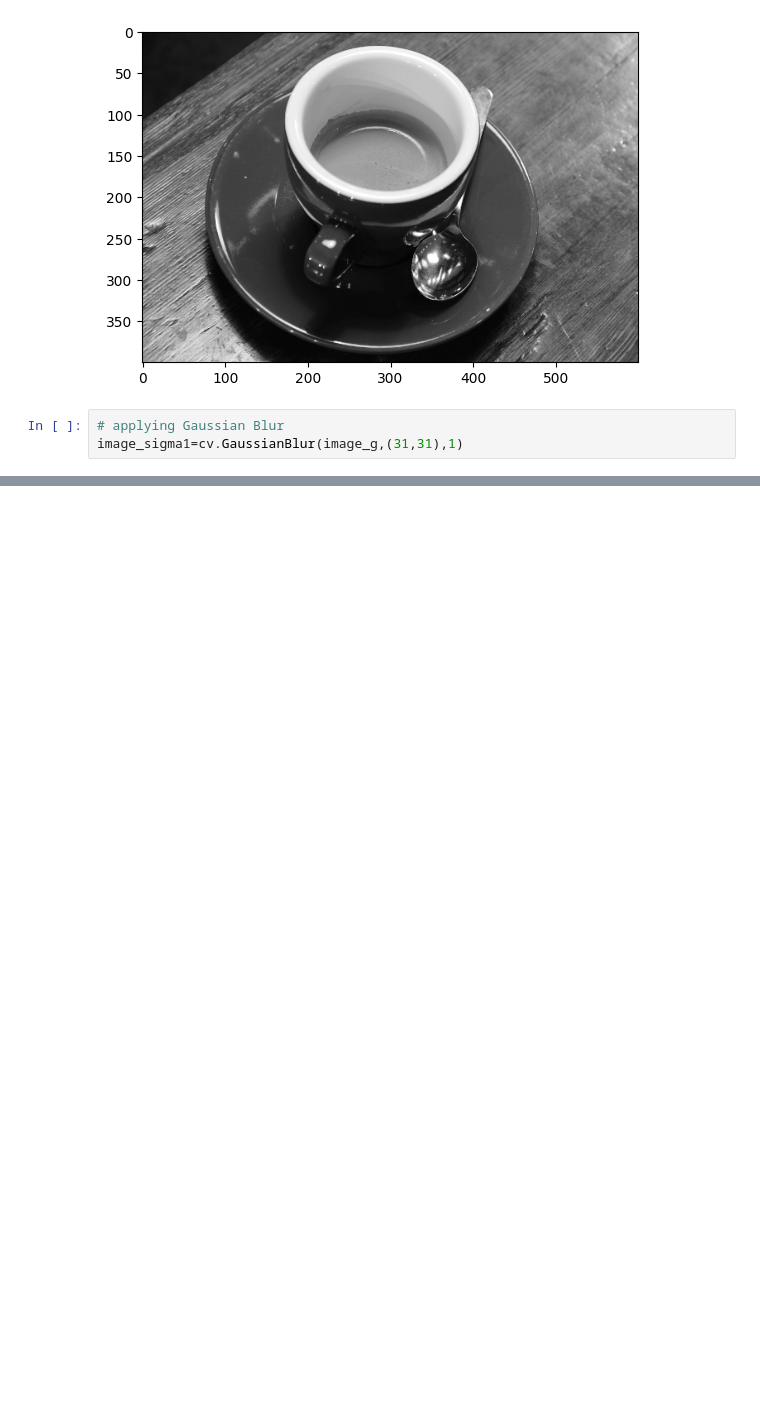
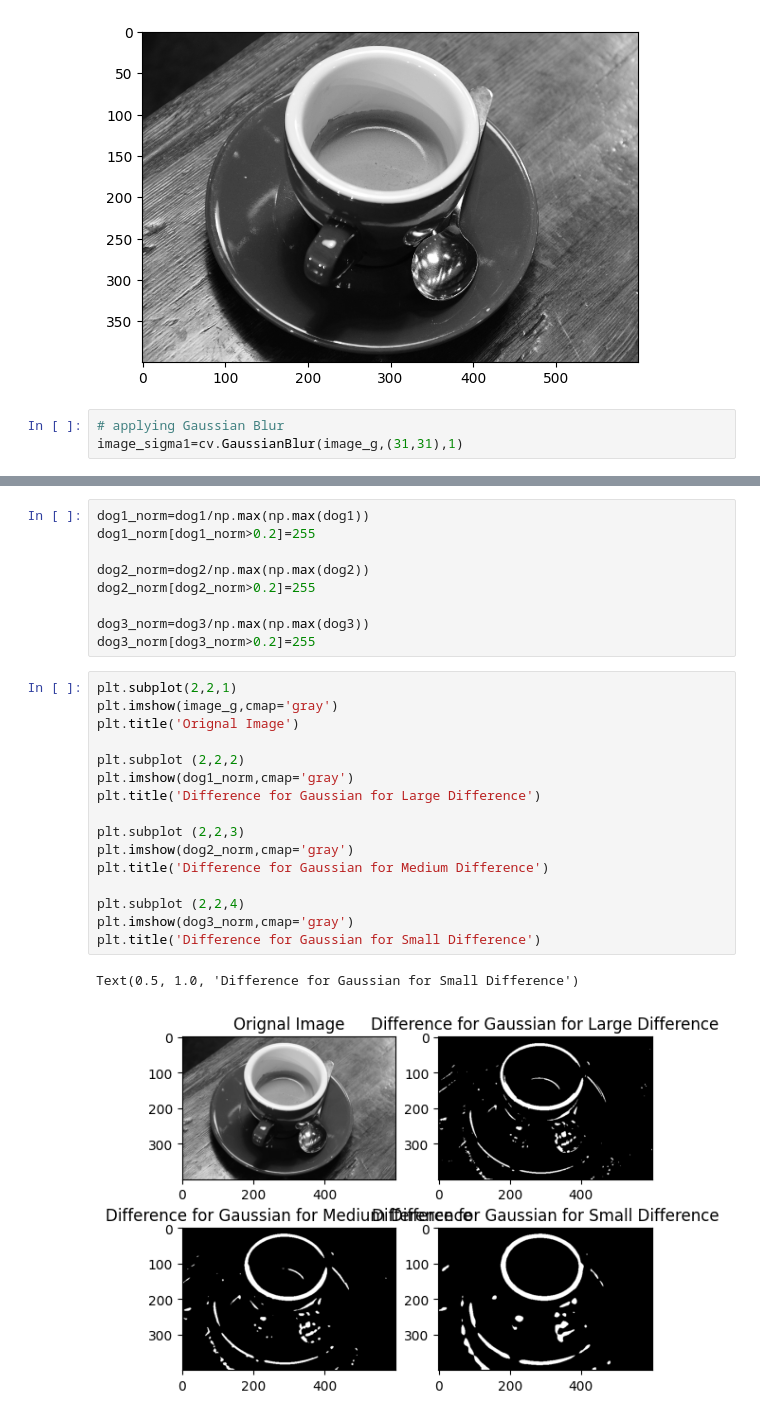
Before and after one commit to ChintzRuparel/Computer-Vision, a Jupyter notebook: Experiment2.ipynb, the cells around one changed output, grey strips where cells are left out. Saved outputs shown, nothing was run; the diff lists cells and outputs as text; blank space fills up the shorter version.

```diff
--- a/Experiment2.ipynb
+++ b/Experiment2.ipynb
@@ -62,0 +89,28 @@ Text(0.5, 1.0, 'Image Blurred, Sigma Value = 10')
+# %%
+dog1_norm=dog1/np.max(np.max(dog1))
+dog1_norm[dog1_norm>0.2]=255
+
+dog2_norm=dog2/np.max(np.max(dog2))
+dog2_norm[dog2_norm>0.2]=255
+
+dog3_norm=dog3/np.max(np.max(dog3))
+dog3_norm[dog3_norm>0.2]=255
+# %%
+plt.subplot(2,2,1)
+plt.imshow(image_g,cmap='gray')
+plt.title('Orignal Image')
+
+plt.subplot (2,2,2)
+plt.imshow(dog1_norm,cmap='gray')
+plt.title('Difference for Gaussian for Large Difference')
+
+plt.subplot (2,2,3)
+plt.imshow(dog2_norm,cmap='gray')
+plt.title('Difference for Gaussian for Medium Difference')
+
+plt.subplot (2,2,4)
+plt.imshow(dog3_norm,cmap='gray')
+plt.title('Difference for Gaussian for Small Difference')
+# %% [output]
+Text(0.5, 1.0, 'Difference for Gaussian for Small Difference')
+[figure, added]
```
Also changed, not shown: parts of 6 cells of this notebook.
